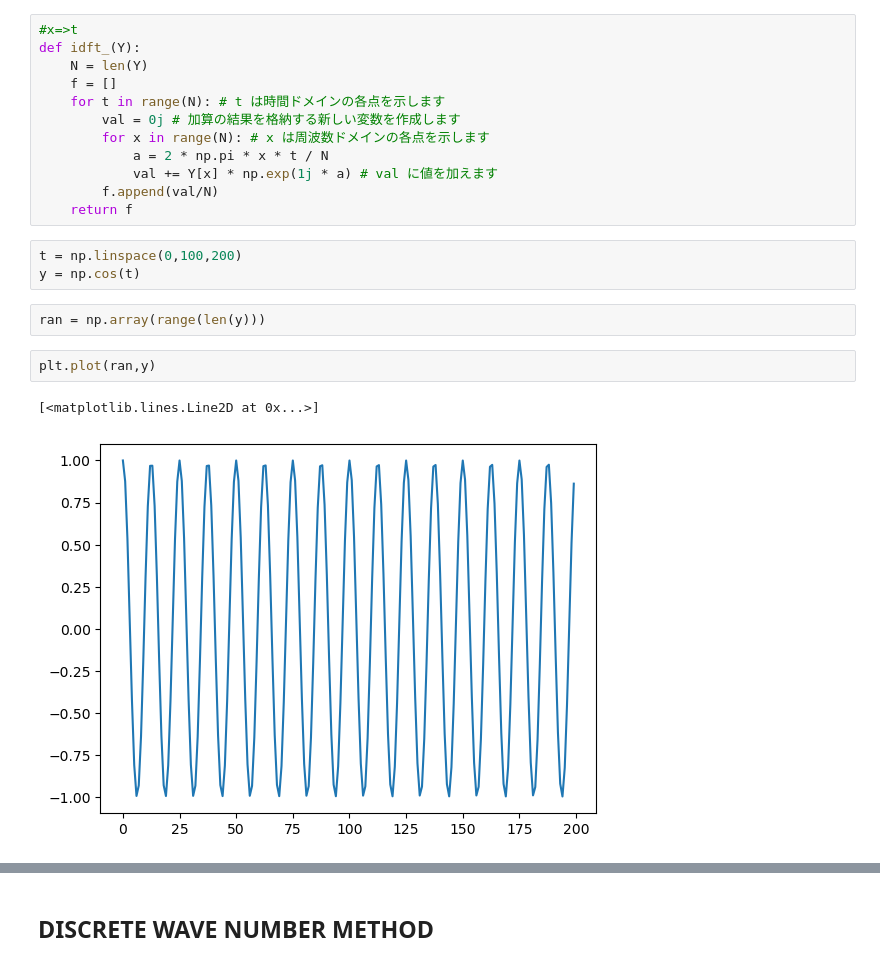
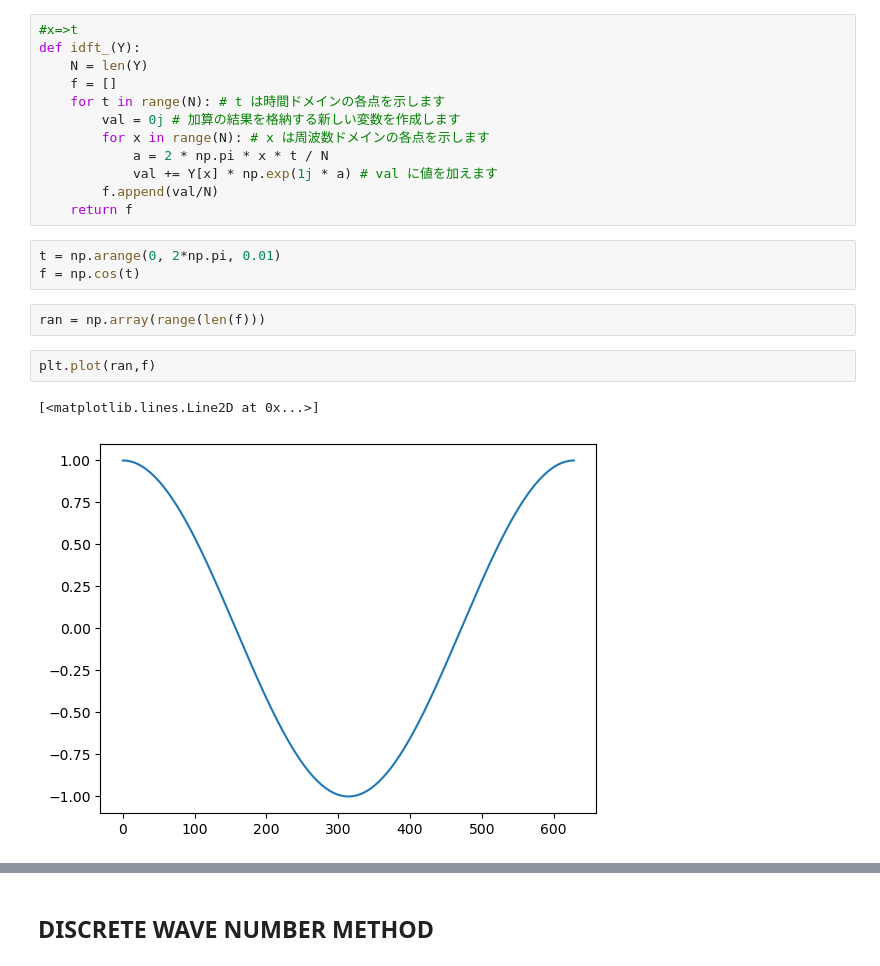
Before and after one commit to SKvr-46/Wavenumber_Spectrum, a Jupyter notebook: Bouchon_DWNM.ipynb, the cells around one changed output, grey strips where cells are left out. Drawn from its saved outputs; the diff is of its cells as text.

```diff
--- a/Bouchon_DWNM.ipynb
+++ b/Bouchon_DWNM.ipynb
@@ -33,13 +33,13 @@ def idft_(Y):
         f.append(val/N)
     return f
 # %%
-t = np.linspace(0,100,200)
-y = np.cos(t)
+t = np.arange(0, 2*np.pi, 0.01)
+f = np.cos(t)
 # %%
-ran = np.array(range(len(y)))
+ran = np.array(range(len(f)))
 # %%
-plt.plot(ran,y)
+plt.plot(ran,f)
 # %% [output]
 [<matplotlib.lines.Line2D at 0x...>]
-[figure, old version]
+[figure, new version]
 # %%
```
Also changed, not shown: parts of 17 cells of this notebook.
